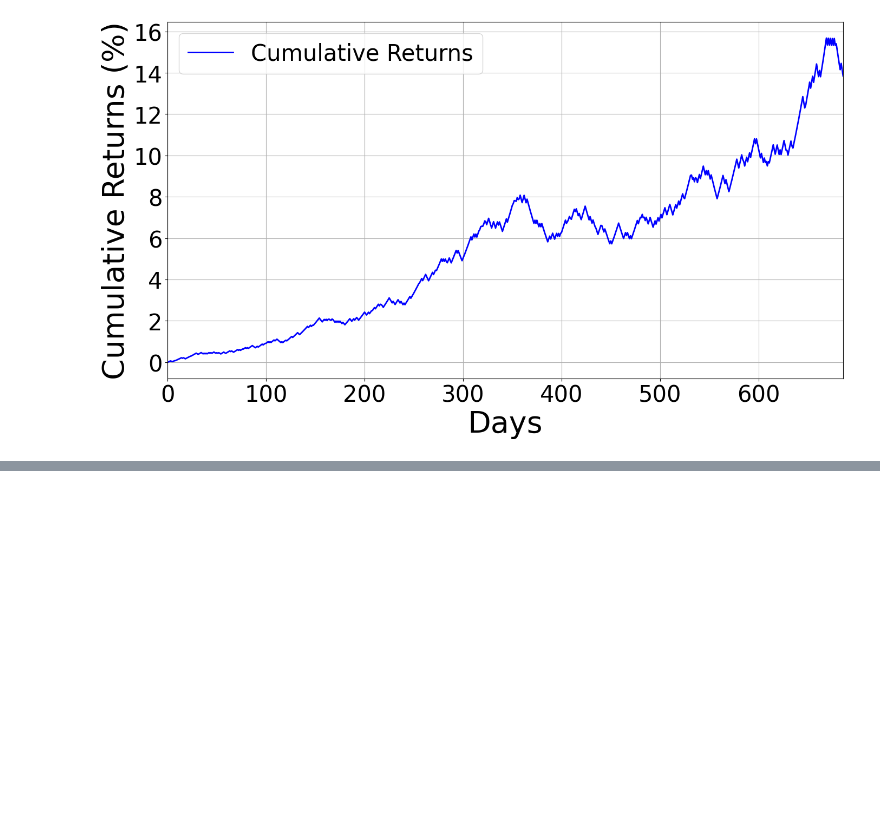
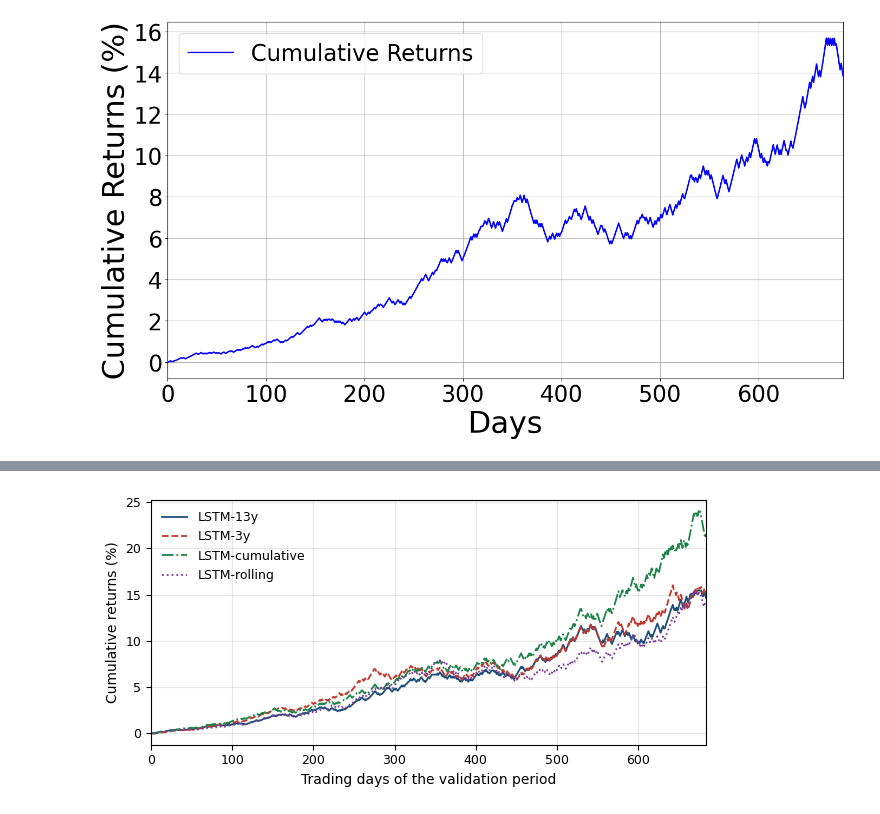
Before and after one commit to leovora/master-thesis, a Jupyter notebook: notebooks/ats.ipynb, the cells around one changed output, grey strips where cells are left out. Drawn from its saved outputs; the diff is of its cells as text; code cells hidden in the pictures; blank space fills up the shorter version.

```diff
--- a/notebooks/ats.ipynb
+++ b/notebooks/ats.ipynb
@@ -241,8 +241,8 @@ plot_cumulative_returns_baseline(portfolio_returns, folder=PLOTS_DIR)
 # %% [markdown]
 # LSTM quarterly rolling retrain
 # %%
-MODEL_DIR = PROJECT_ROOT / 'notebooks/models/LSTM_rolling'
-PLOTS_DIR = PROJECT_ROOT / 'notebooks/plots/baseline/LSTM_rolling'
+MODEL_DIR = PROJECT_ROOT / f'runs/seed_{SEED}/models/LSTM_rolling'
+PLOTS_DIR = PROJECT_ROOT / f'runs/seed_{SEED}/plots/baseline/LSTM_rolling'
 # %%
 # Load models and get predictions
 predictions, actuals = get_predictions_quarterly_models(
@@ -291,8 +291,9 @@ Sharpe Ratio: 0.5461
 # %%
 plot_dynamic_sharpe_ratio(portfolio_returns, folder=PLOTS_DIR)
 
+plot_cumulative_returns_baseline(portfolio_returns, folder=PLOTS_DIR)
 
-plot_cumulative_returns_baseline(portfolio_returns, folder=PLOTS_DIR)
+REGIME_RESULTS["LSTM-rolling"] = {"returns": np.asarray(portfolio_returns, dtype=float)}
 # %% [output]
 [figure]
 [figure]
@@ -298,0 +302,81 @@ plot_cumulative_returns_baseline(portfolio_returns, folder=PLOTS_DIR)
+# %%
+import os
+import matplotlib as mpl
+
+COMPARISON_DIR = PROJECT_ROOT / f"runs/seed_{SEED}/plots/comparison"
+os.makedirs(COMPARISON_DIR, exist_ok=True)
+
+REGIME_ORDER = ["LSTM-13y", "LSTM-3y", "LSTM-cumulative", "LSTM-rolling"]
+STYLES = {
+    "LSTM-13y":        dict(color="#1f4e79", linestyle="-"),
+    "LSTM-3y":         dict(color="#c0392b", linestyle="--"),
+    "LSTM-cumulative": dict(color="#1e8449", linestyle="-."),
+    "LSTM-rolling":    dict(color="#7d3c98", linestyle=":"),
+}
+MIN_PERIODS = 20
+
+mpl.rcParams.update({
+    "font.size": 10, "axes.labelsize": 10, "legend.fontsize": 9,
+    "xtick.labelsize": 9, "ytick.labelsize": 9, "lines.linewidth": 1.3,
+    "pdf.fonttype": 42,
+})
+
+# Align all series on the common final part of the period (all end on the same day)
+n_common = min(len(REGIME_RESULTS[r]["returns"]) for r in REGIME_ORDER)
+aligned = {r: REGIME_RESULTS[r]["returns"][-n_common:] for r in REGIME_ORDER}
+
+def expanding_sharpe(returns, min_periods=MIN_PERIODS):
+    out = np.full(len(returns), np.nan)
+    for i in range(min_periods, len(returns) + 1):
+        out[i - 1] = daily_sharpe_ratio(returns[:i])
+    return out
+
+curves = {
+    r: {"cr": calculate_cumulative_returns(aligned[r]), "sharpe": expanding_sharpe(aligned[r])}
+    for r in REGIME_ORDER
+}
+days = np.arange(n_common)
+
+def _plot_cr(ax):
+    for r in REGIME_ORDER:
+        ax.plot(days, curves[r]["cr"], label=r, **STYLES[r])
+    ax.set_ylabel("Cumulative returns (%)")
+    ax.set_xlabel("Trading days of the validation period")
+    ax.set_xlim(0, n_common - 1)
+    ax.grid(True, alpha=0.3)
+
+def _plot_sharpe(ax):
+    for r in REGIME_ORDER:
+        ax.plot(days, curves[r]["sharpe"], label=r, **STYLES[r])
+    ax.axhline(0, color="black", linewidth=0.8)
+    ax.set_ylabel("Sharpe ratio")
+    ax.set_xlabel("Trading days of the validation period")
+    ax.set_xlim(0, n_common - 1)
+    ax.grid(True, alpha=0.3)
+
+# Separate figures
+for name, plot_fn in [("cumulative_return_comparison", _plot_cr), ("sharpe_ratio_comparison", _plot_sharpe)]:
+    fig, ax = plt.subplots(figsize=(6.3, 3.2))
+    plot_fn(ax)
+    ax.legend(loc="upper left", frameon=False)
+    fig.tight_layout()
+    fig.savefig(COMPARISON_DIR / f"{name}.pdf")
+    plt.show()
+
+# Combined figure
+fig, axes = plt.subplots(2, 1, figsize=(6.3, 6.0), sharex=True)
+_plot_cr(axes[0]); _plot_sharpe(axes[1])
+axes[0].set_xlabel("")
+axes[0].set_title("(a) Cumulative returns", loc="left", fontsize=10)
+axes[1].set_title("(b) Sharpe ratio", loc="left", fontsize=10)
+handles, labels = axes[0].get_legend_handles_labels()
+fig.legend(handles, labels, loc="lower center", ncol=4, frameon=False, bbox_to_anchor=(0.5, -0.01))
+fig.tight_layout(rect=(0, 0.04, 1, 1))
+fig.savefig(COMPARISON_DIR / "validation_comparison.pdf")
+plt.show()
+
+# Final values
+for r in REGIME_ORDER:
+    print(f"{r:16s} final CR = {curves[r]['cr'][-1]:.4f}   final Sharpe = {curves[r]['sharpe'][-1]:.4f}")
+# %% [output]
+[figure, added]
```
Also changed, not shown: parts of 15 cells of this notebook, 3 other files.
